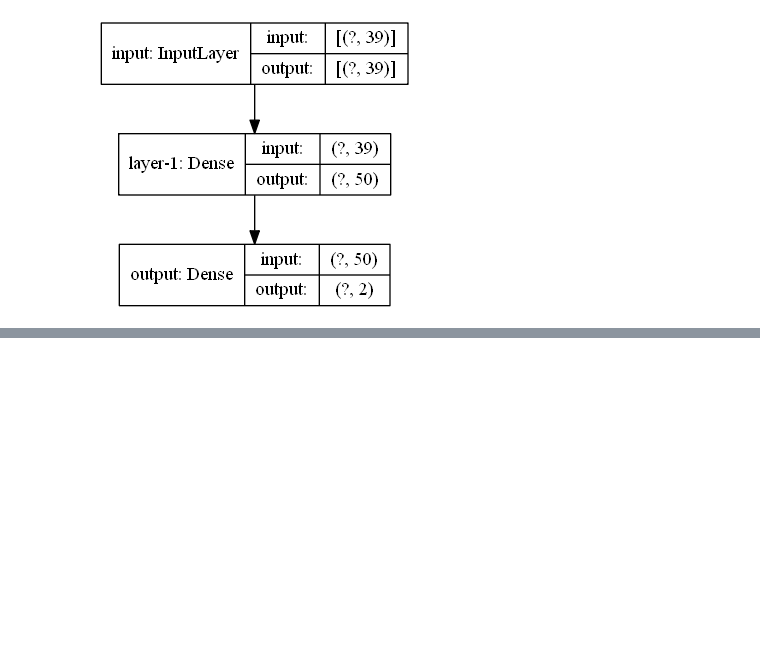
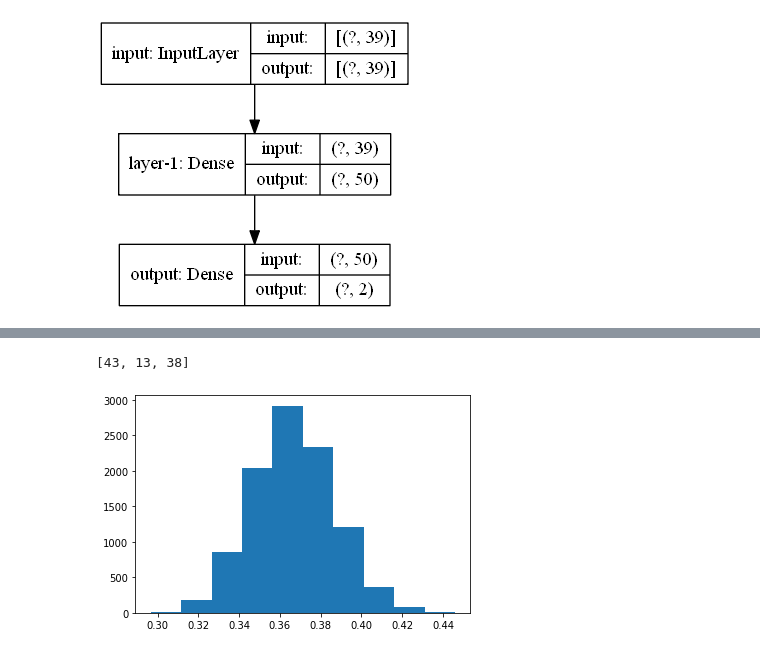
Before and after one commit to smaityumich/gradient-flow-attack, a Jupyter notebook: adult.data.test.ipynb, the cells around one changed output, grey strips where cells are left out. Cells and saved outputs as stored; diff of their text form; code cells hidden in the pictures; blank space fills up the shorter version.

```diff
--- a/adult.data.test.ipynb
+++ b/adult.data.test.ipynb
@@ -76,0 +59,27 @@ Done step 1000
+# %%
+def error(data):
+    x, y = data
+    x = tf.cast(x, dtype = tf.float32)
+    return utils.EntropyLoss(y, graph(x))
+
+purterbed_error = [error(data) for data in zip(pts, y_test)]
+# %%
+purterbed_error = [x.numpy() for x in purterbed_error]
+# %%
+import random
+def purterb_mean(n = 9045):
+    index = random.sample(range(n), 400)
+    perturb_errors = [purterbed_error[i] for i in index]
+    return np.mean(perturb_errors)
+# %%
+perturbed_means = [purterb_mean() for _ in range(10000)]
+# %%
+random.sample(range(100), 3)
+# %% [output]
+[43, 13, 38]
+# %%
+import matplotlib.pyplot as plt
+plt.hist(perturbed_means)
+plt.show()
+# %% [output]
+[figure, added]
```
Also changed, not shown: parts of 4 cells of this notebook, 2 other files.
